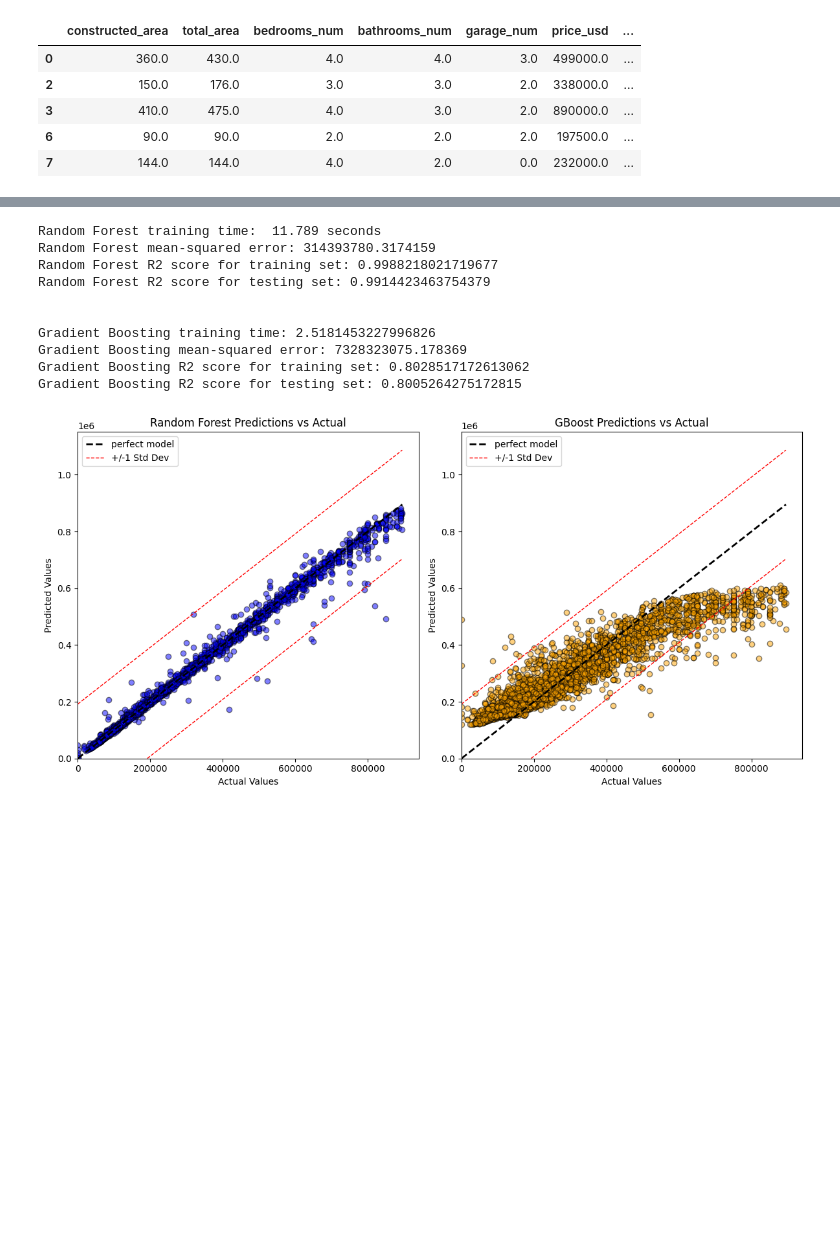
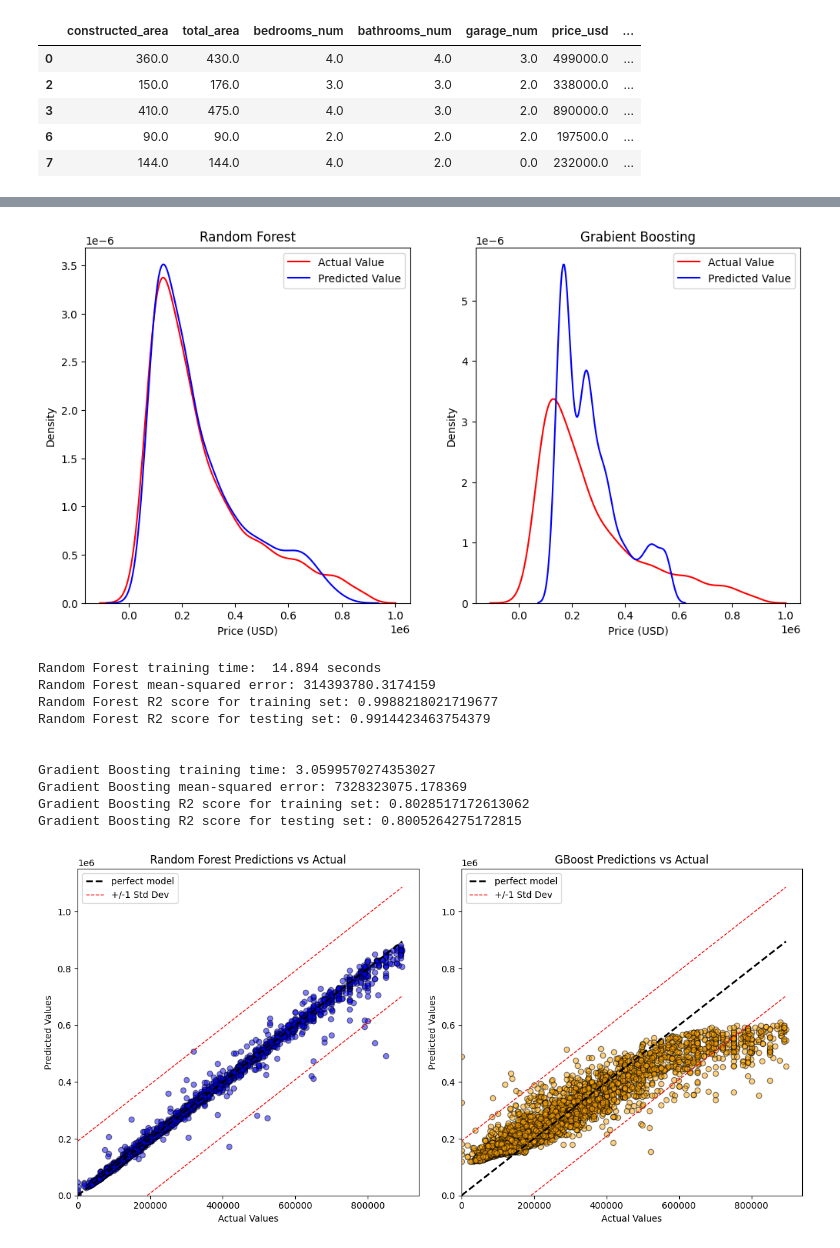
Before and after one commit to FernandoIGD12/UTEC_programming101, a Jupyter notebook: Intro_AI/proyecto_final_v2.0.ipynb, the cells around one changed output, grey strips where cells are left out. Saved outputs shown, nothing was run; the diff lists cells and outputs as text; code cells hidden in the pictures; blank space fills up the shorter version.

```diff
--- a/Intro_AI/proyecto_final_v2.0.ipynb
+++ b/Intro_AI/proyecto_final_v2.0.ipynb
@@ -411,0 +462,21 @@ Gradient Boosting R2 score for testing set: 0.658859253835876
+# %%
+# Kernel-density plots of actual vs predicted values
+plt.figure(figsize=(12, 6))
+
+plt.subplot(1,2,1)
+sns.kdeplot(y_test, color="r", label="Actual Value")
+sns.kdeplot(y_pred_rf, color="b", label="Predicted Value")
+plt.legend()
+plt.xlabel('Price (USD)')
+plt.title('Random Forest')
+
+plt.subplot(1,2,2)
+sns.kdeplot(y_test, color="r", label="Actual Value")
+sns.kdeplot(y_pred_gb, color="blue", label="Predicted Value")
+plt.legend()
+plt.xlabel('Price (USD)')
+plt.title('Grabient Boosting')
+
+plt.show()
+# %% [output]
+[figure, added]
@@ -412,11 +490,5 @@ Gradient Boosting R2 score for testing set: 0.658859253835876
 # %%
 #Experiment 5 and 6
-selected_features = ['price_usd', 'total_area', 'constructed_area', 'total_sq_m_region_diff_pc', 'constructed_sq_m_region_diff_pc', 'avg_price_per_total_sq_m_usd', 'avg_price_per_constructed_sq_m_usd', 'garage_num']
-df_final = df_clean[selected_features].copy()
-X = df_final.drop('price_usd', axis=1)
-y = df_final['price_usd']
-
-X_train, X_test, y_train, y_test = train_test_split(X, y, test_size=0.2, random_state=42)
 
 ############### -------------- Random-Forest --------------- ##############
 # Pipeline and parameter definition
@@ -487,13 +559,13 @@ plt.tight_layout()
 plt.savefig('rf_gb_actualvspred.png')
 plt.show()
 # %% [output]
-Random Forest training time:  11.789 seconds
+Random Forest training time:  14.894 seconds
 Random Forest mean-squared error: 314393780.3174159
 Random Forest R2 score for training set: 0.9988218021719677
 Random Forest R2 score for testing set: 0.9914423463754379
 
 
-Gradient Boosting training time: 2.5181453227996826
+Gradient Boosting training time: 3.0599570274353027
 Gradient Boosting mean-squared error: 7328323075.178369
 Gradient Boosting R2 score for training set: 0.8028517172613062
 Gradient Boosting R2 score for testing set: 0.8005264275172815
```
Also changed, not shown: parts of 9 cells of this notebook.
